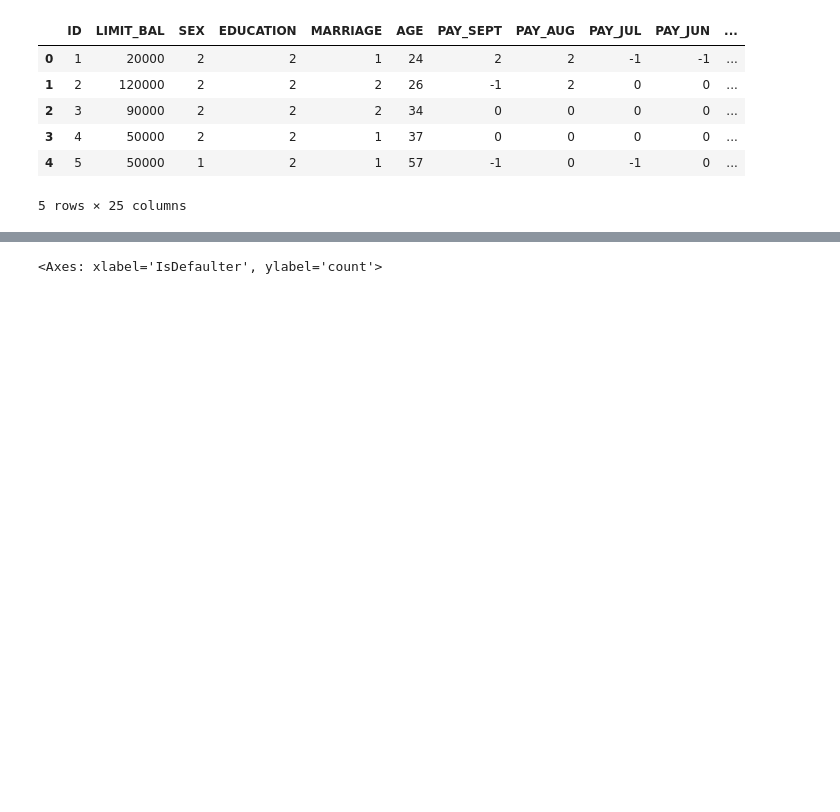
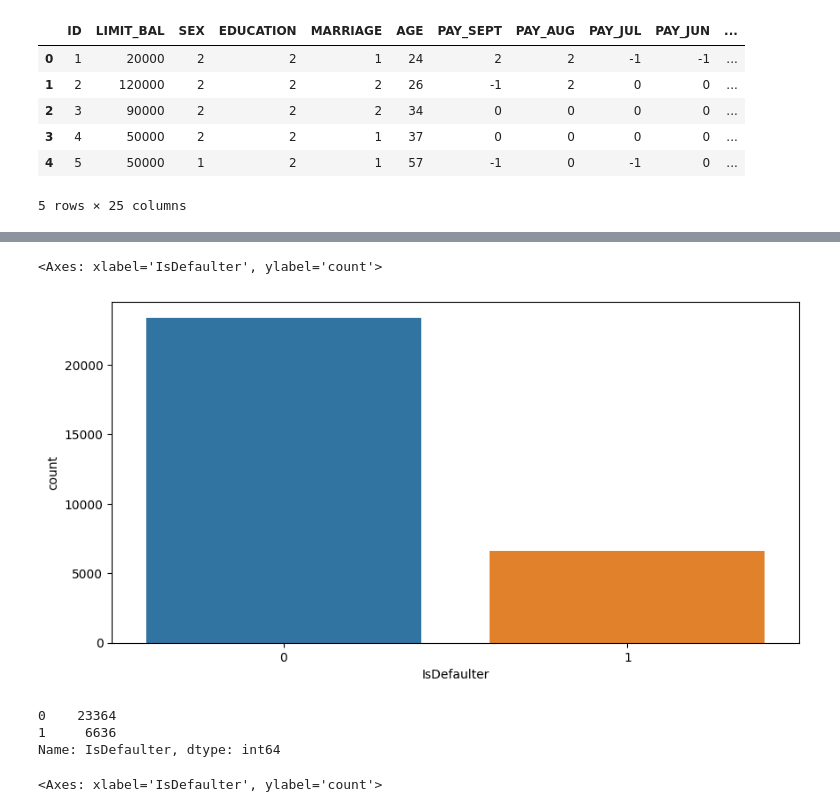
Before and after one commit to shaad4224/credit_card_default_prediction, a Jupyter notebook: Copy_of_credit_card_default_prediction.ipynb, the cells around one changed output, grey strips where cells are left out. Drawn from its saved outputs; the diff is of its cells as text; code cells hidden in the pictures; blank space fills up the shorter version.

Commit message:
added some visualization

```diff
--- a/Copy_of_credit_card_default_prediction.ipynb
+++ b/Copy_of_credit_card_default_prediction.ipynb
@@ -112,8 +120,3 @@ df.head()
 | 3 | 4 | 50000 | 2 | 2 | 1 | 37 | 0 | 0 | 0 | 0 | ... |
 | 4 | 5 | 50000 | 1 | 2 | 1 | 57 | -1 | 0 | -1 | 0 | ... |
 5 rows × 25 columns
-# %%
-df.replace({'SEX': {1 : 'Male', 2 : 'Female'}}, inplace=True)
-df.replace({'EDUCATION' : {1 : 'Graduate School', 2 : 'University', 3 : 'High School', 4 : 'Others'}}, inplace=True)
-df.replace({'MARRIAGE' : {1 : 'Married', 2 : 'Single', 3 : 'Others'}}, inplace = True)
-df.replace({'IsDefaulter' : {1 : 'Yes', 0 : 'No'}}, inplace = True)
@@ -130,3 +144,15 @@ df.head()
+# %%
+plt.figure(figsize=(10,5))
+sns.countplot(x = 'IsDefaulter', data = df)
+# %% [output]
+<Axes: xlabel='IsDefaulter', ylabel='count'>
+[figure, added]
+# %%
+df['IsDefaulter'].value_counts()
+# %% [output]
+0    23364
+1     6636
+Name: IsDefaulter, dtype: int64
 # %%
 #values count plot of IsDefaulter
 plt.figure(figsize=(5,5))
```
Also changed, not shown: parts of 15 cells of this notebook.
